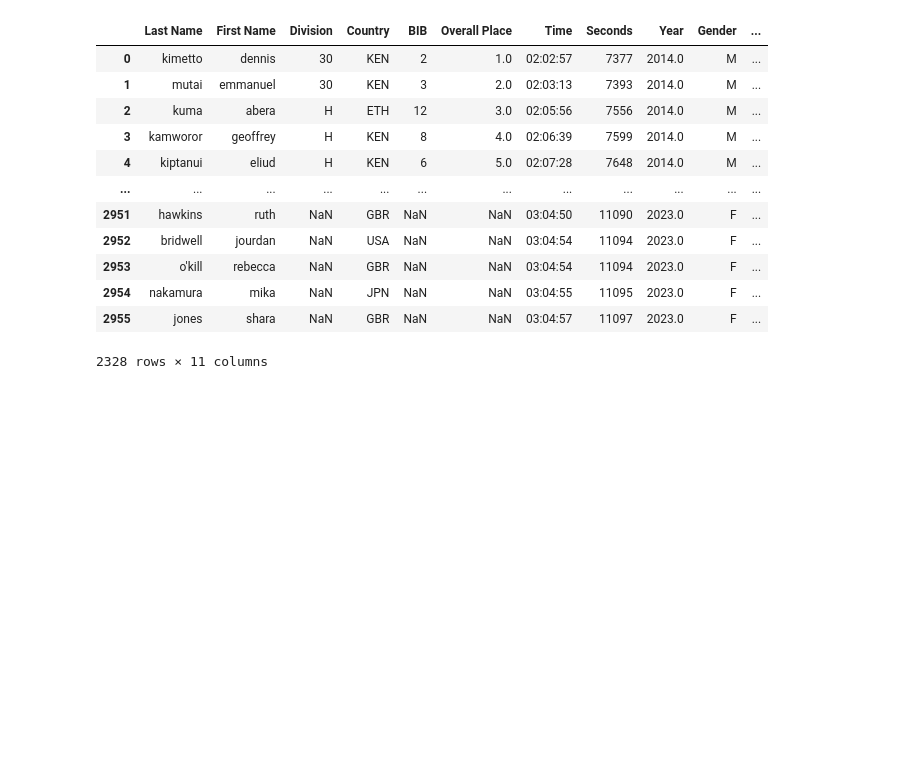
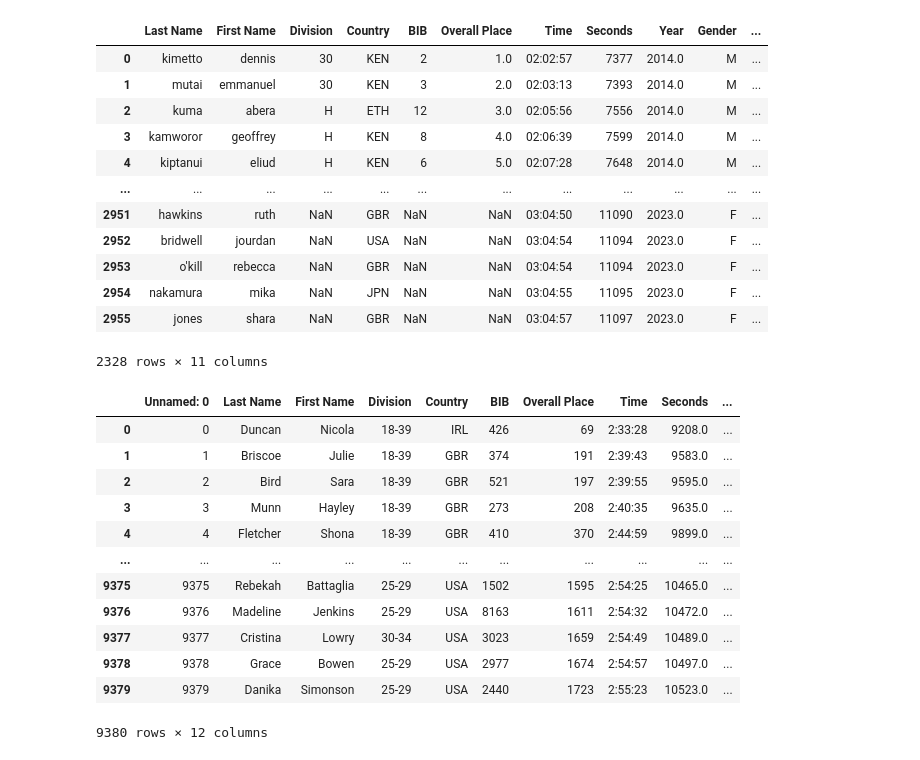
Before and after one commit to snwnkang/CS171_Final_vis_Marathon, a Jupyter notebook: Data Combining.ipynb, the cells around one changed output. Drawn from its saved outputs; the diff is of its cells as text; code cells hidden in the pictures; blank space fills up the shorter version.

```diff
--- a/Data Combining.ipynb
+++ b/Data Combining.ipynb
@@ -539,3 +539,21 @@ berlin
 | 2954 | nakamura | mika | NaN | JPN | NaN | NaN | 03:04:55 | 11095 | 2023.0 | F | ... |
 | 2955 | jones | shara | NaN | GBR | NaN | NaN | 03:04:57 | 11097 | 2023.0 | F | ... |
 2328 rows × 11 columns
+# %%
+df = pd.read_csv("https://raw.githubusercontent.com/snwnkang/CS171_Final_vis_Marathon/main/data/combined_data/combined_updated_data_ALL.csv")
+# %%
+df
+# %% [output]
+|  | Unnamed: 0 | Last Name | First Name | Division | Country | BIB | Overall Place | Time | Seconds | ... |
+| 0 | 0 | Duncan | Nicola | 18-39 | IRL | 426 | 69 | 2:33:28 | 9208.0 | ... |
+| 1 | 1 | Briscoe | Julie | 18-39 | GBR | 374 | 191 | 2:39:43 | 9583.0 | ... |
+| 2 | 2 | Bird | Sara | 18-39 | GBR | 521 | 197 | 2:39:55 | 9595.0 | ... |
+| 3 | 3 | Munn | Hayley | 18-39 | GBR | 273 | 208 | 2:40:35 | 9635.0 | ... |
+| 4 | 4 | Fletcher | Shona | 18-39 | GBR | 410 | 370 | 2:44:59 | 9899.0 | ... |
+| ... | ... | ... | ... | ... | ... | ... | ... | ... | ... | ... |
+| 9375 | 9375 | Rebekah | Battaglia | 25-29 | USA | 1502 | 1595 | 2:54:25 | 10465.0 | ... |
+| 9376 | 9376 | Madeline | Jenkins | 25-29 | USA | 8163 | 1611 | 2:54:32 | 10472.0 | ... |
+| 9377 | 9377 | Cristina | Lowry | 30-34 | USA | 3023 | 1659 | 2:54:49 | 10489.0 | ... |
+| 9378 | 9378 | Grace | Bowen | 25-29 | USA | 2977 | 1674 | 2:54:57 | 10497.0 | ... |
+| 9379 | 9379 | Danika | Simonson | 25-29 | USA | 2440 | 1723 | 2:55:23 | 10523.0 | ... |
+9380 rows × 12 columns
```
Also changed, not shown: parts of 6 cells of this notebook.
